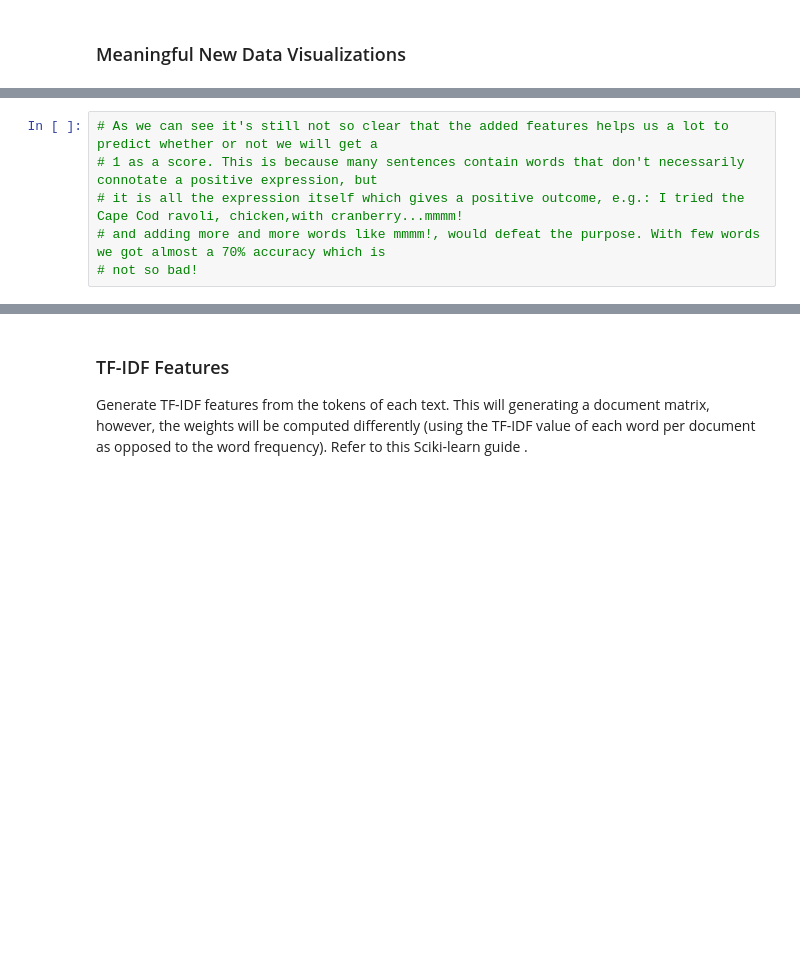
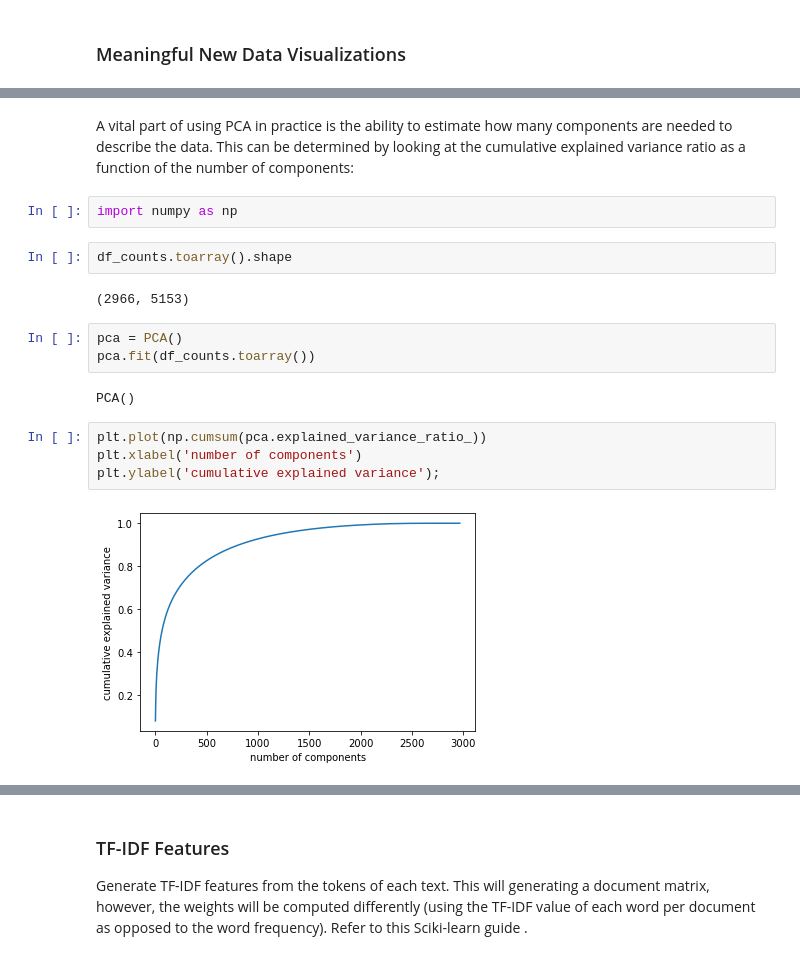
Before and after one commit to acmloria/DM2021-Lab1-Homework, a Jupyter notebook: DM2021-Lab1-Homework.ipynb, the cells around one changed output, grey strips where cells are left out. Drawn from its saved outputs; the diff is of its cells as text; blank space fills up the shorter version.

Commit message:
Visualizations

```diff
--- a/DM2021-Lab1-Homework.ipynb
+++ b/DM2021-Lab1-Homework.ipynb
@@ -1454,6 +1307,19 @@ plt.show()
-# %%
-# As we can see it's still not so clear that the added features helps us a lot to predict whether or not we will get a
-# 1 as a score. This is because many sentences contain words that don't necessarily connotate a positive expression, but
-# it is all the expression itself which gives a positive outcome, e.g.: I tried the Cape Cod ravoli, chicken,with cranberry...mmmm!
-# and adding more and more words like mmmm!, would defeat the purpose. With few words we got almost a 70% accuracy which is
-# not so bad!
+# %% [markdown]
+A vital part of using PCA in practice is the ability to estimate how many components are needed to describe the data. This can be determined by looking at the cumulative explained variance ratio as a function of the number of components:
+# %%
+import numpy as np
+# %%
+df_counts.toarray().shape
+# %% [output]
+(2966, 5153)
+# %%
+pca = PCA()
+pca.fit(df_counts.toarray())
+# %% [output]
+PCA()
+# %%
+plt.plot(np.cumsum(pca.explained_variance_ratio_))
+plt.xlabel('number of components')
+plt.ylabel('cumulative explained variance');
+# %% [output]
+[figure, added]
```
Also changed, not shown: parts of 19 cells of this notebook.
